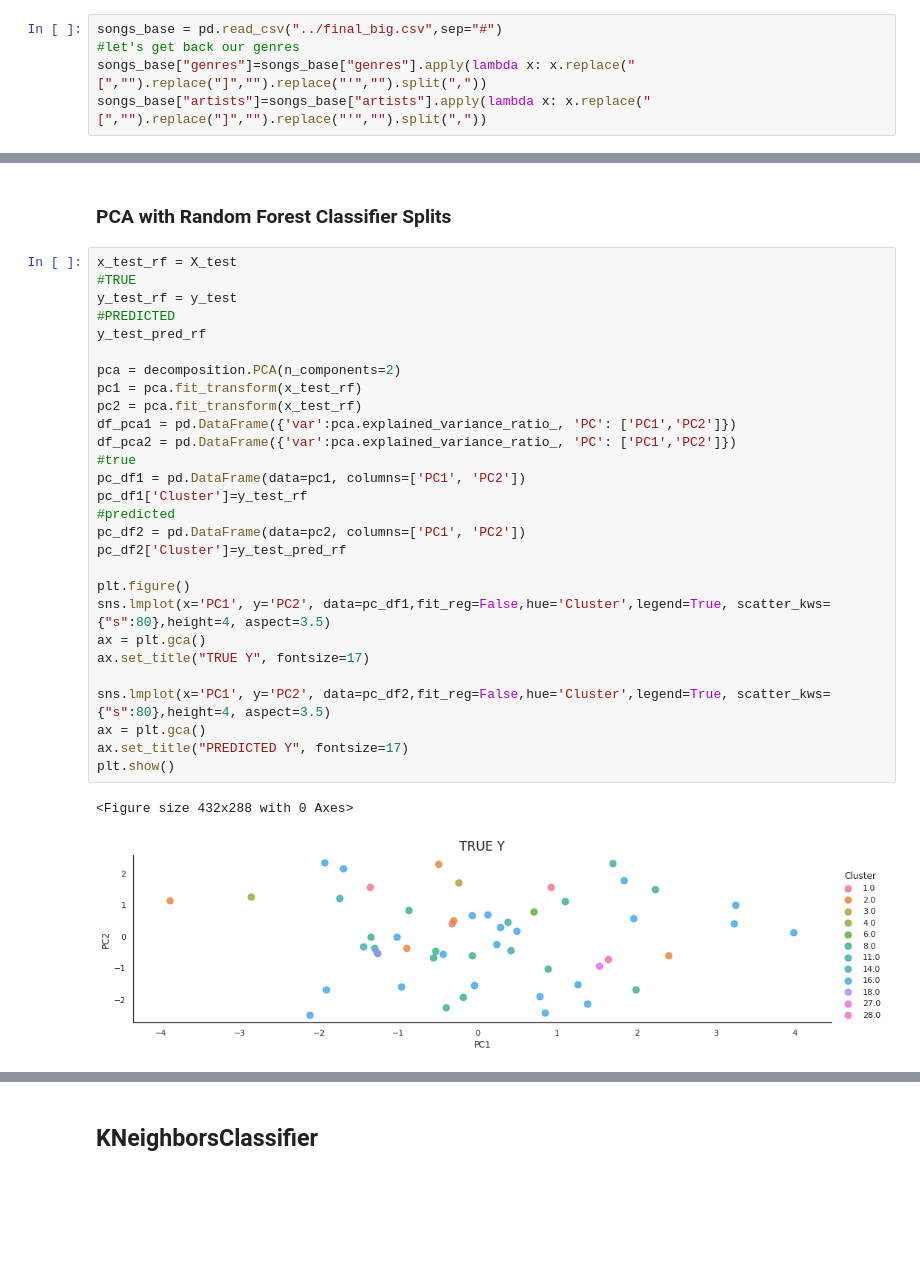
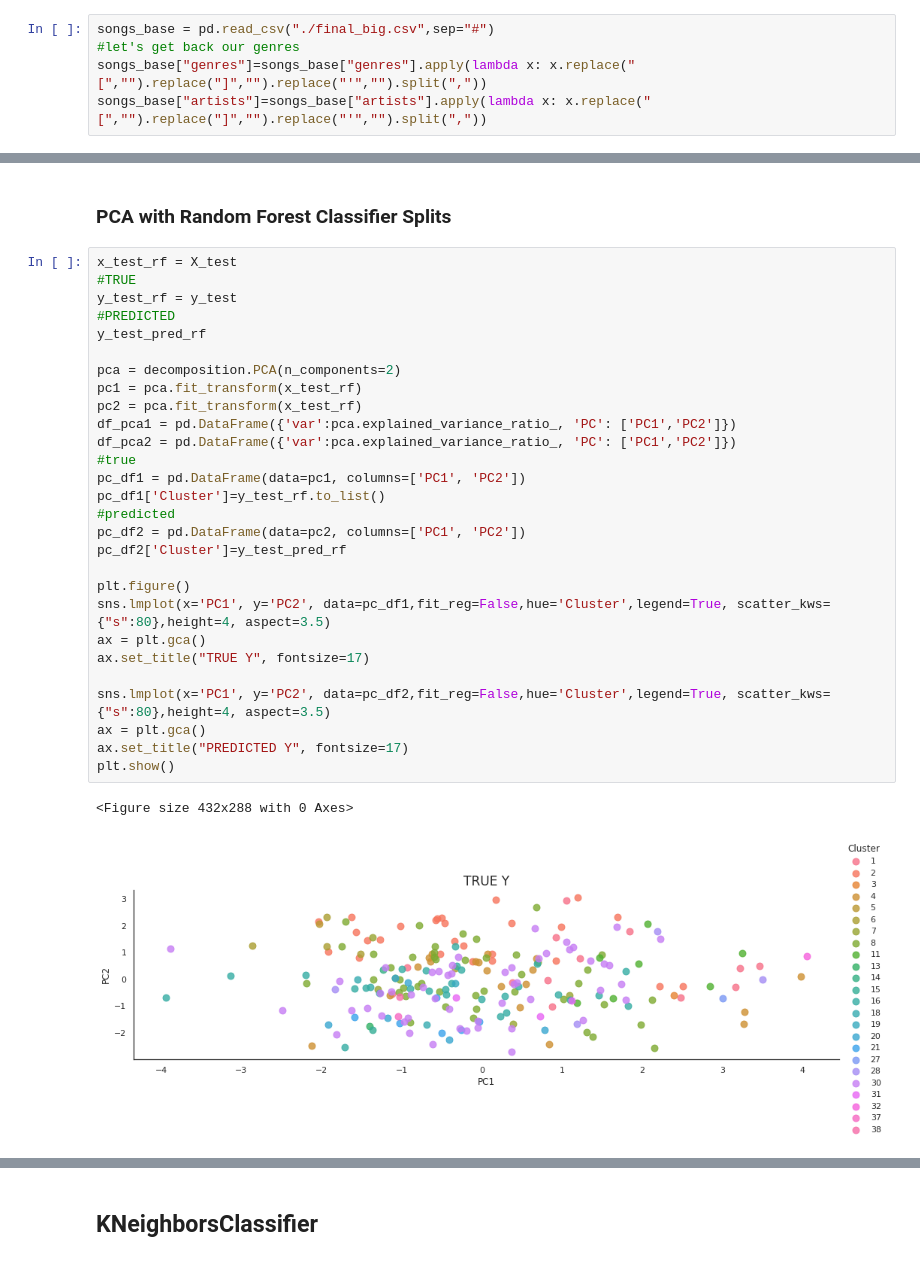
Before and after one commit to KarIvaDam/mentoria-diplodatos, a Jupyter notebook: models_1.ipynb, the cells around one changed output, grey strips where cells are left out. Saved outputs shown, nothing was run; the diff lists cells and outputs as text; blank space fills up the shorter version.

```diff
--- a/models_1.ipynb
+++ b/models_1.ipynb
@@ -117,7 +120,7 @@ def songs_of_description(statistic):
 ## Dataset
 starting from here we have a full Dataset with all the track of the playlist plus audio features and the pre-processed sentiment analysis variable
 # %%
-songs_base = pd.read_csv("../final_big.csv",sep="#")
+songs_base = pd.read_csv("./final_big.csv",sep="#")
 #let's get back our genres
 songs_base["genres"]=songs_base["genres"].apply(lambda x: x.replace("[","").replace("]","").replace("'","").split(","))
 songs_base["artists"]=songs_base["artists"].apply(lambda x: x.replace("[","").replace("]","").replace("'","").split(","))
@@ -924,32 +953,32 @@ weighted avg       0.48      0.53      0.46       230
 # %%
 x_test_rf = X_test
 #TRUE
 y_test_rf = y_test
 #PREDICTED
 y_test_pred_rf
 
 pca = decomposition.PCA(n_components=2)
 pc1 = pca.fit_transform(x_test_rf)
 pc2 = pca.fit_transform(x_test_rf)
 df_pca1 = pd.DataFrame({'var':pca.explained_variance_ratio_, 'PC': ['PC1','PC2']})
 df_pca2 = pd.DataFrame({'var':pca.explained_variance_ratio_, 'PC': ['PC1','PC2']})
 #true
 pc_df1 = pd.DataFrame(data=pc1, columns=['PC1', 'PC2'])
-pc_df1['Cluster']=y_test_rf
+pc_df1['Cluster']=y_test_rf.to_list()
 #predicted
 pc_df2 = pd.DataFrame(data=pc2, columns=['PC1', 'PC2'])
 pc_df2['Cluster']=y_test_pred_rf
 
 plt.figure()
 sns.lmplot(x='PC1', y='PC2', data=pc_df1,fit_reg=False,hue='Cluster',legend=True, scatter_kws={"s":80},height=4, aspect=3.5)
 ax = plt.gca()
 ax.set_title("TRUE Y", fontsize=17)
 
 sns.lmplot(x='PC1', y='PC2', data=pc_df2,fit_reg=False,hue='Cluster',legend=True, scatter_kws={"s":80},height=4, aspect=3.5)
 ax = plt.gca()
 ax.set_title("PREDICTED Y", fontsize=17)
 plt.show()
 # %% [output]
 <Figure size 432x288 with 0 Axes>
-[figure, old version]
+[figure, new version]
 [figure]
```
Also changed, not shown: parts of 57 cells of this notebook.
